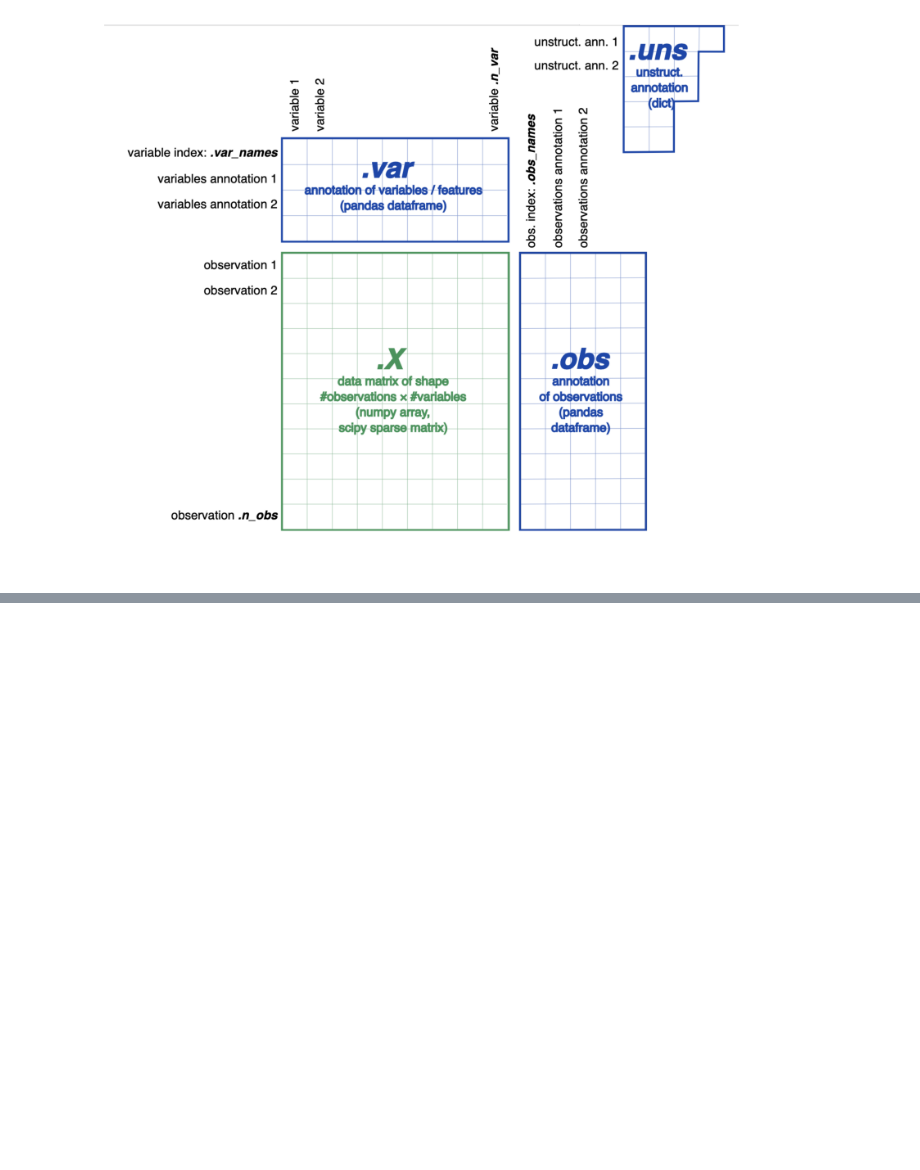
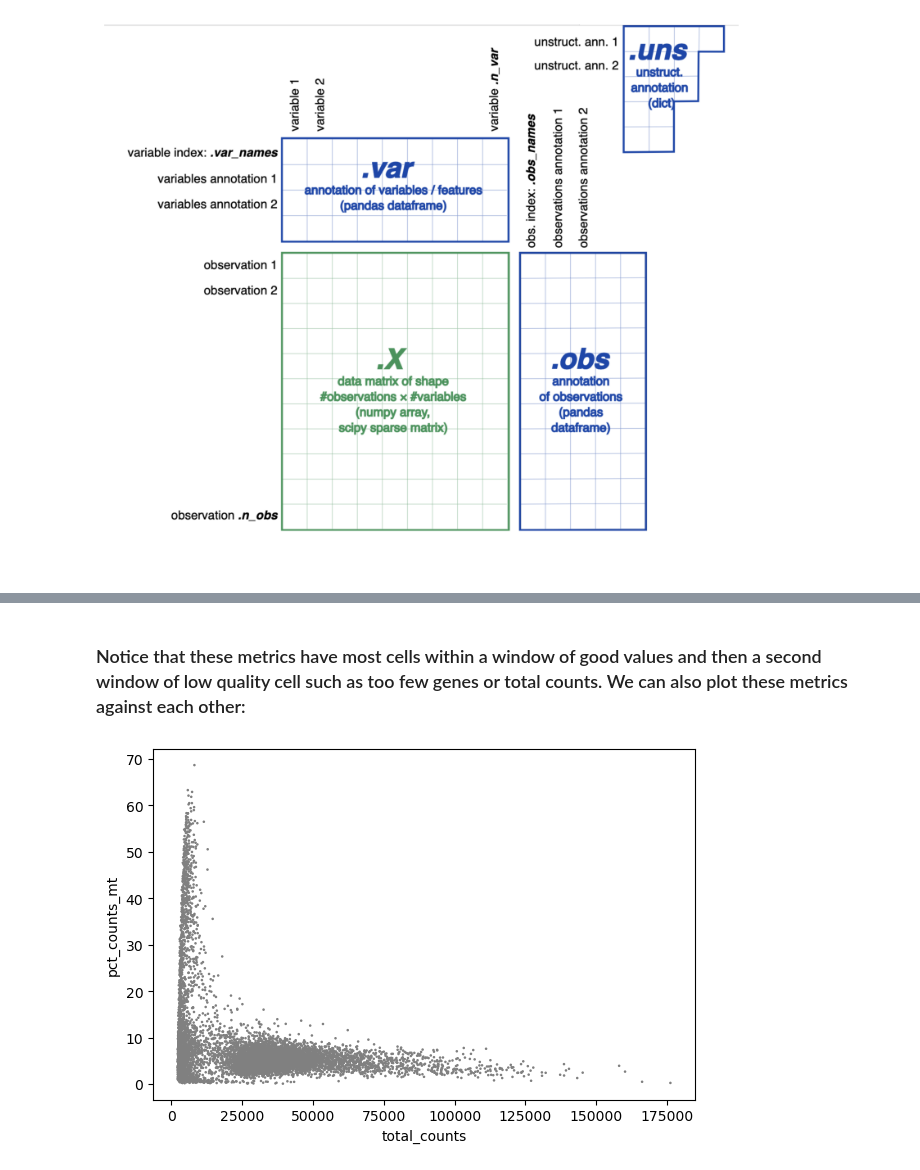
Before and after one commit to warmflasha/LecturesF23, a Jupyter notebook: Lecture11.ipynb, the cells around one changed output, grey strips where cells are left out. Saved outputs shown, nothing was run; the diff lists cells and outputs as text; code cells hidden in the pictures; blank space fills up the shorter version.

```diff
--- a/Lecture11.ipynb
+++ b/Lecture11.ipynb
@@ -39,0 +182,6 @@ plt.axis('off'); # don't show the axes around the image
+# %% [markdown]
+### Notice that these metrics have most cells within a window of good values and then a second window of low quality cell such as too few genes or total counts. We can also plot these metrics against each other:
+# %%
+sc.pl.scatter(adata,x='total_counts',y='pct_counts_mt')
+# %% [output]
+[figure, added]
```
Also changed, not shown: parts of 70 cells of this notebook, 3 other files.
